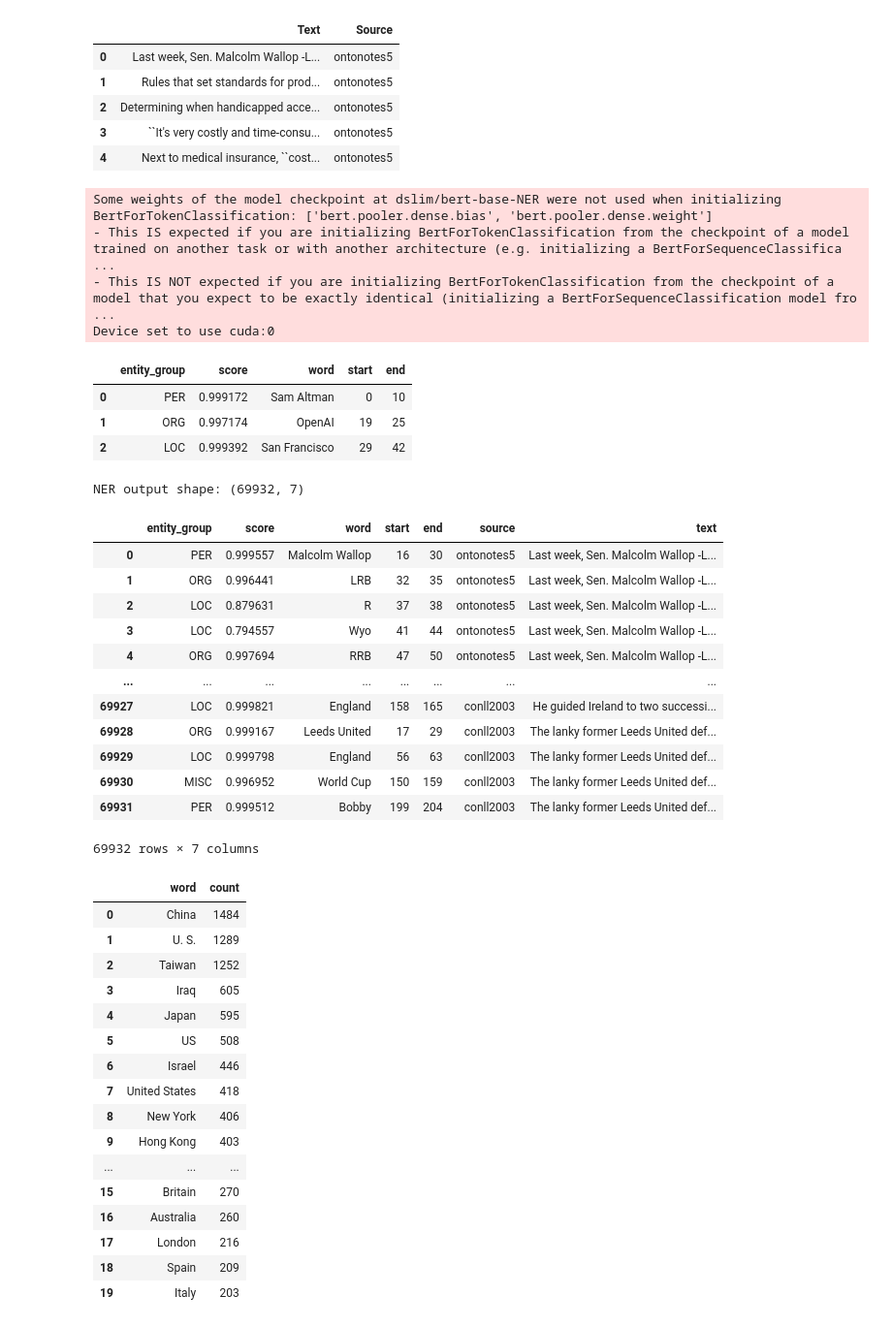
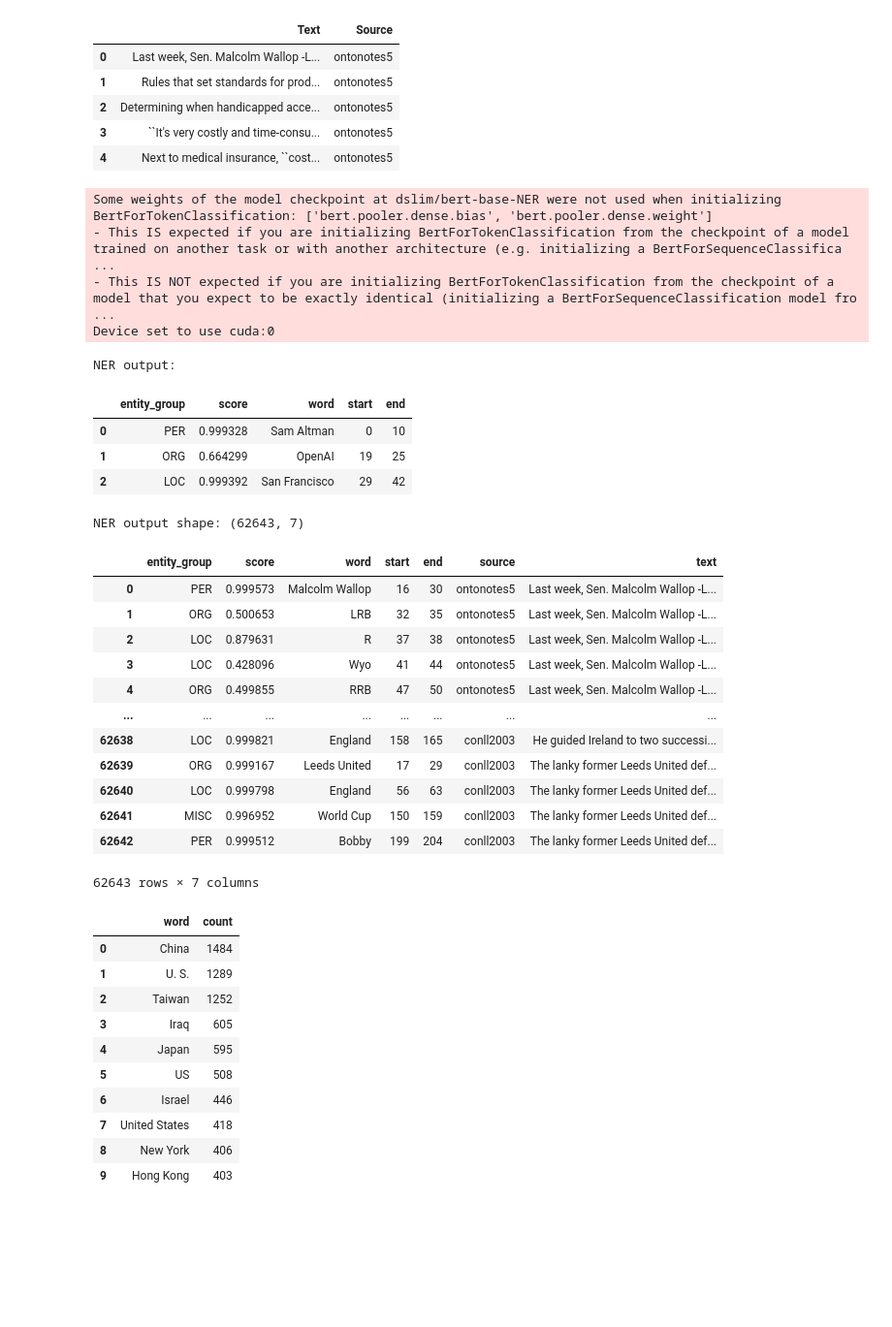
Before and after one commit to EtzionR/LM4GeoAI, a Jupyter notebook: Text_to_Geo.ipynb, the cells around one changed output. Shown: that part at 97% size. Saved outputs shown, nothing was run; the diff lists cells and outputs as text; code cells hidden in the pictures; blank space fills up the shorter version.

```diff
--- a/Text_to_Geo.ipynb
+++ b/Text_to_Geo.ipynb
@@ -22,26 +29,30 @@ Dataframe shape: (23072, 2)
 | 2 | Determining when handicapped acce... | ontonotes5 |
 | 3 | ``It's very costly and time-consu... | ontonotes5 |
 | 4 | Next to medical insurance, ``cost... | ontonotes5 |
-# %%
-from transformers import pipeline
-
-ner = pipeline("ner", model="dslim/bert-base-NER", grouped_entities=True)
-
-output = ner("Sam Altman visited OpenAI in San Francisco.")
-
-pd.DataFrame(output)
-# %% [output]
-Some weights of the model checkpoint at dslim/bert-base-NER were not used when initializing BertForTokenClassification: ['bert.pooler.dense.bias', 'bert.pooler.dense.weight']
-- This IS expected if you are initializing BertForTokenClassification from the checkpoint of a model trained on another task or with another architecture (e.g. initializing a BertForSequenceClassifica ...
-- This IS NOT expected if you are initializing BertForTokenClassification from the checkpoint of a model that you expect to be exactly identical (initializing a BertForSequenceClassification model fro ...
-Device set to use cuda:0
-|  | entity_group | score | word | start | end |
-| 0 | PER | 0.999172 | Sam Altman | 0 | 10 |
-| 1 | ORG | 0.997174 | OpenAI | 19 | 25 |
-| 2 | LOC | 0.999392 | San Francisco | 29 | 42 |
+# %%
+MODEL = "dslim/bert-base-NER" # https://huggingface.co/dslim/distilbert-NER
+TEXT = "Sam Altman visited OpenAI in San Francisco."
+
+ner = pipeline("ner",
+               model=MODEL,
+               aggregation_strategy='average')
+
+output = ner(TEXT)
+
+print('\n\n\nNER output:\n\n')
+
+pd.DataFrame(output)
+# %% [output]
+Some weights of the model checkpoint at dslim/bert-base-NER were not used when initializing BertForTokenClassification: ['bert.pooler.dense.bias', 'bert.pooler.dense.weight']
+- This IS expected if you are initializing BertForTokenClassification from the checkpoint of a model trained on another task or with another architecture (e.g. initializing a BertForSequenceClassifica ...
+- This IS NOT expected if you are initializing BertForTokenClassification from the checkpoint of a model that you expect to be exactly identical (initializing a BertForSequenceClassification model fro ...
+Device set to use cuda:0
+NER output:
+|  | entity_group | score | word | start | end |
+| 0 | PER | 0.999328 | Sam Altman | 0 | 10 |
+| 1 | ORG | 0.664299 | OpenAI | 19 | 25 |
+| 2 | LOC | 0.999392 | San Francisco | 29 | 42 |
 # %%
-from tqdm import tqdm
-
 outputs = []
 
 for text, source in tqdm(df.values):
@@ -56,44 +67,38 @@ for text, source in tqdm(df.values):
 
 outputs = pd.DataFrame(outputs)
 
-print(f'NER output shape: {outputs.shape}')
+print(f'\n\nNER output shape: {outputs.shape}\n')
 
 outputs
 # %% [output]
-NER output shape: (69932, 7)
+NER output shape: (62643, 7)
 |  | entity_group | score | word | start | end | source | text |
-| 0 | PER | 0.999557 | Malcolm Wallop | 16 | 30 | ontonotes5 | Last week, Sen. Malcolm Wallop -L... |
-| 1 | ORG | 0.996441 | LRB | 32 | 35 | ontonotes5 | Last week, Sen. Malcolm Wallop -L... |
+| 0 | PER | 0.999573 | Malcolm Wallop | 16 | 30 | ontonotes5 | Last week, Sen. Malcolm Wallop -L... |
+| 1 | ORG | 0.500653 | LRB | 32 | 35 | ontonotes5 | Last week, Sen. Malcolm Wallop -L... |
 | 2 | LOC | 0.879631 | R | 37 | 38 | ontonotes5 | Last week, Sen. Malcolm Wallop -L... |
-| 3 | LOC | 0.794557 | Wyo | 41 | 44 | ontonotes5 | Last week, Sen. Malcolm Wallop -L... |
-| 4 | ORG | 0.997694 | RRB | 47 | 50 | ontonotes5 | Last week, Sen. Malcolm Wallop -L... |
+| 3 | LOC | 0.428096 | Wyo | 41 | 44 | ontonotes5 | Last week, Sen. Malcolm Wallop -L... |
+| 4 | ORG | 0.499855 | RRB | 47 | 50 | ontonotes5 | Last week, Sen. Malcolm Wallop -L... |
 | ... | ... | ... | ... | ... | ... | ... | ... |
-| 69927 | LOC | 0.999821 | England | 158 | 165 | conll2003 | He guided Ireland to two successi... |
-| 69928 | ORG | 0.999167 | Leeds United | 17 | 29 | conll2003 | The lanky former Leeds United def... |
-| 69929 | LOC | 0.999798 | England | 56 | 63 | conll2003 | The lanky former Leeds United def... |
-| 69930 | MISC | 0.996952 | World Cup | 150 | 159 | conll2003 | The lanky former Leeds United def... |
-| 69931 | PER | 0.999512 | Bobby | 199 | 204 | conll2003 | The lanky former Leeds United def... |
+| 62638 | LOC | 0.999821 | England | 158 | 165 | conll2003 | He guided Ireland to two successi... |
+| 62639 | ORG | 0.999167 | Leeds United | 17 | 29 | conll2003 | The lanky former Leeds United def... |
+| 62640 | LOC | 0.999798 | England | 56 | 63 | conll2003 | The lanky former Leeds United def... |
+| 62641 | MISC | 0.996952 | World Cup | 150 | 159 | conll2003 | The lanky former Leeds United def... |
+| 62642 | PER | 0.999512 | Bobby | 199 | 204 | conll2003 | The lanky former Leeds United def... |
-69932 rows × 7 columns
+62643 rows × 7 columns
 # %%
-k = 20
+k = 10
 
 top_k_locations = outputs[outputs.entity_group=='LOC'].word.value_counts().head(k).reset_index()
 top_k_locations
 # %% [output]
 |  | word | count |
 | 0 | China | 1484 |
 | 1 | U. S. | 1289 |
 | 2 | Taiwan | 1252 |
 | 3 | Iraq | 605 |
 | 4 | Japan | 595 |
 | 5 | US | 508 |
 | 6 | Israel | 446 |
 | 7 | United States | 418 |
 | 8 | New York | 406 |
 | 9 | Hong Kong | 403 |
-| ... | ... | ... |
-| 15 | Britain | 270 |
-| 16 | Australia | 260 |
-| 17 | London | 216 |
-| 18 | Spain | 209 |
-| 19 | Italy | 203 |
```
Also changed, not shown: parts of 10 cells of this notebook.
